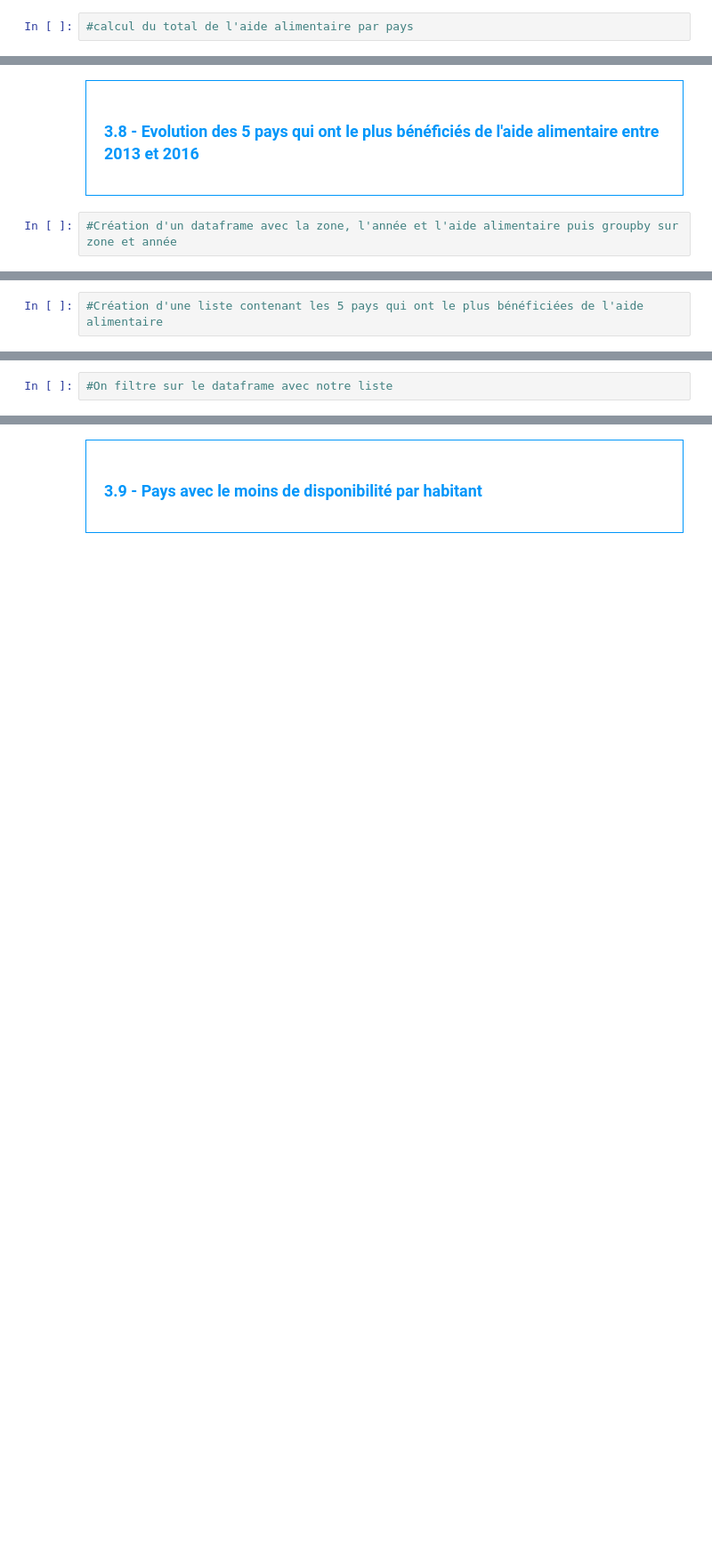
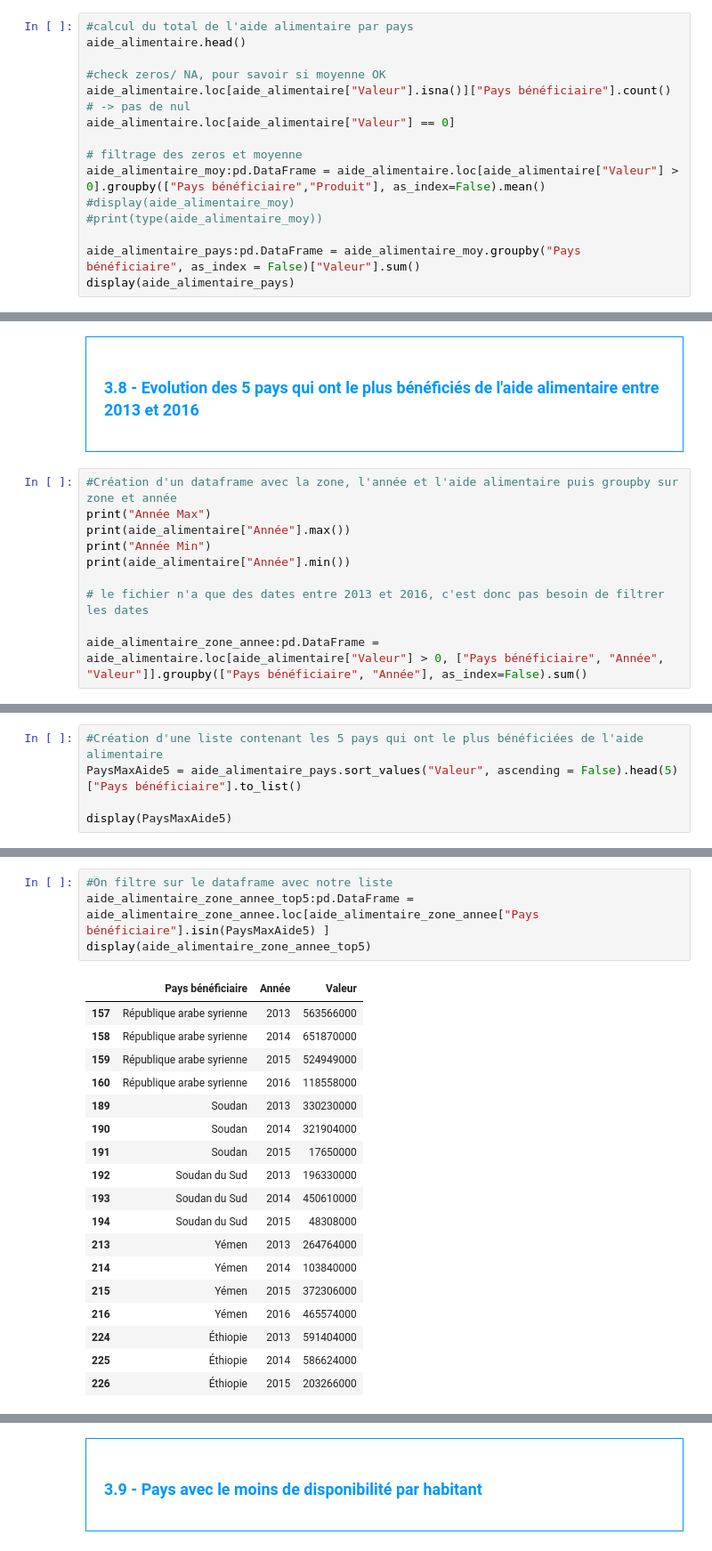
Before and after one commit to ArnaudDescamps/Data-and-AI, a Jupyter notebook: Template+Julien+(1).ipynb, the cells around one changed output, grey strips where cells are left out. Shown at 89% size. Saved outputs shown, nothing was run; the diff lists cells and outputs as text; blank space fills up the shorter version.

Commit message:
mise à jour pour Pierre

```diff
--- a/Template+Julien+(1).ipynb
+++ b/Template+Julien+(1).ipynb
@@ -928,3 +928,16 @@ Name: Disponibilité alimentaire en quantité (kg/personne/an), dtype: float64
 </div>
 # %%
 #calcul du total de l'aide alimentaire par pays
+aide_alimentaire.head()
+
+#check zeros/ NA, pour savoir si moyenne OK
+aide_alimentaire.loc[aide_alimentaire["Valeur"].isna()]["Pays bénéficiaire"].count() # -> pas de nul
+aide_alimentaire.loc[aide_alimentaire["Valeur"] == 0]
+
+# filtrage des zeros et moyenne
+aide_alimentaire_moy:pd.DataFrame = aide_alimentaire.loc[aide_alimentaire["Valeur"] > 0].groupby(["Pays bénéficiaire","Produit"], as_index=False).mean()
+#display(aide_alimentaire_moy)
+#print(type(aide_alimentaire_moy))
+
+aide_alimentaire_pays:pd.DataFrame = aide_alimentaire_moy.groupby("Pays bénéficiaire", as_index = False)["Valeur"].sum()
+display(aide_alimentaire_pays)
@@ -936,3 +990,11 @@ Name: Disponibilité alimentaire en quantité (kg/personne/an), dtype: float64
 </div>
 # %%
 #Création d'un dataframe avec la zone, l'année et l'aide alimentaire puis groupby sur zone et année
+print("Année Max")
+print(aide_alimentaire["Année"].max())
+print("Année Min")
+print(aide_alimentaire["Année"].min())
+
+# le fichier n'a que des dates entre 2013 et 2016, c'est donc pas besoin de filtrer les dates
+
+aide_alimentaire_zone_annee:pd.DataFrame = aide_alimentaire.loc[aide_alimentaire["Valeur"] > 0, ["Pays bénéficiaire", "Année", "Valeur"]].groupby(["Pays bénéficiaire", "Année"], as_index=False).sum()
@@ -939,2 +1006,5 @@ Name: Disponibilité alimentaire en quantité (kg/personne/an), dtype: float64
 # %%
 #Création d'une liste contenant les 5 pays qui ont le plus bénéficiées de l'aide alimentaire
+PaysMaxAide5 = aide_alimentaire_pays.sort_values("Valeur", ascending = False).head(5)["Pays bénéficiaire"].to_list()
+
+display(PaysMaxAide5)
@@ -941,4 +1013,25 @@ Name: Disponibilité alimentaire en quantité (kg/personne/an), dtype: float64
 # %%
 #On filtre sur le dataframe avec notre liste
+aide_alimentaire_zone_annee_top5:pd.DataFrame = aide_alimentaire_zone_annee.loc[aide_alimentaire_zone_annee["Pays bénéficiaire"].isin(PaysMaxAide5) ]
+display(aide_alimentaire_zone_annee_top5)
+# %% [output]
+|  | Pays bénéficiaire | Année | Valeur |
+| 157 | République arabe syrienne | 2013 | 563566000 |
+| 158 | République arabe syrienne | 2014 | 651870000 |
+| 159 | République arabe syrienne | 2015 | 524949000 |
+| 160 | République arabe syrienne | 2016 | 118558000 |
+| 189 | Soudan | 2013 | 330230000 |
+| 190 | Soudan | 2014 | 321904000 |
+| 191 | Soudan | 2015 | 17650000 |
+| 192 | Soudan du Sud | 2013 | 196330000 |
+| 193 | Soudan du Sud | 2014 | 450610000 |
+| 194 | Soudan du Sud | 2015 | 48308000 |
+| 213 | Yémen | 2013 | 264764000 |
+| 214 | Yémen | 2014 | 103840000 |
+| 215 | Yémen | 2015 | 372306000 |
+| 216 | Yémen | 2016 | 465574000 |
+| 224 | Éthiopie | 2013 | 591404000 |
+| 225 | Éthiopie | 2014 | 586624000 |
+| 226 | Éthiopie | 2015 | 203266000 |
 # %%
 # Affichage des pays avec l'aide alimentaire par année
```
Also changed, not shown: parts of 9 cells of this notebook.
